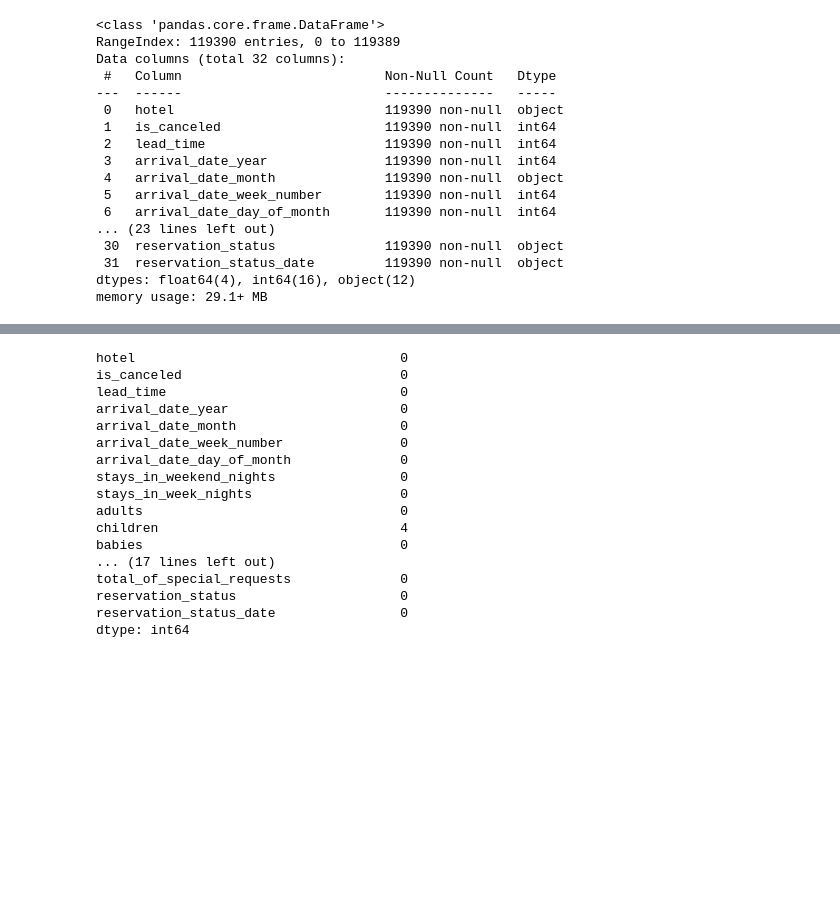
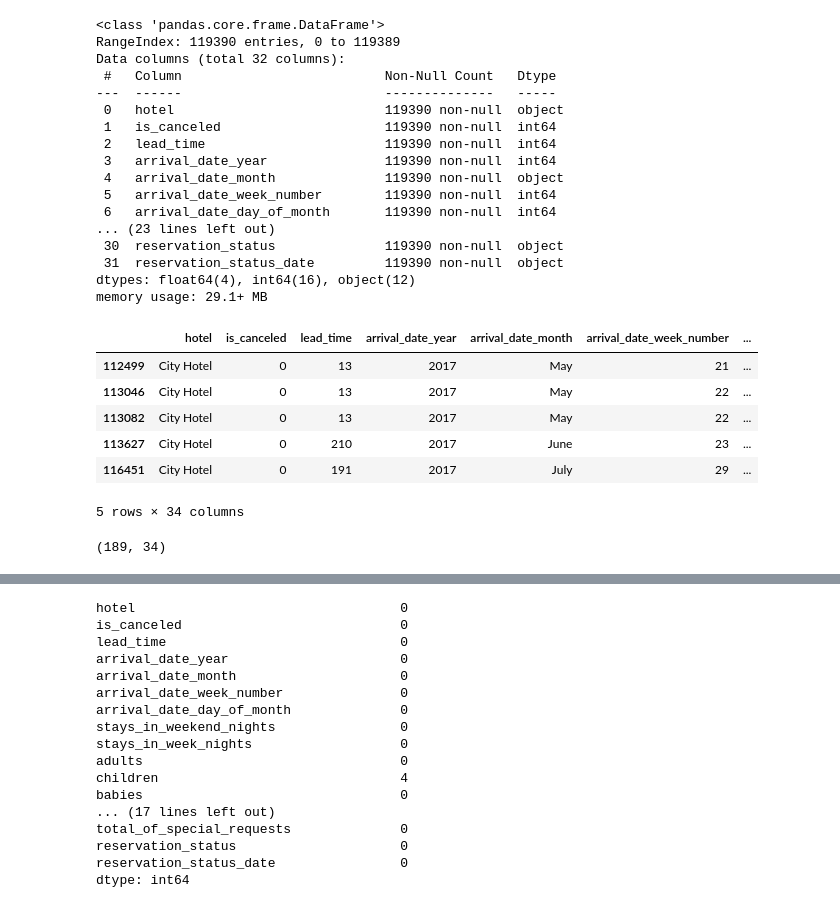
Before and after one commit to omaryassenkasseb-blip/gtc-ml-project1-hotel-bookings, a Jupyter notebook: Untitled2.ipynb, the cells around one changed output, grey strips where cells are left out. Drawn from its saved outputs; the diff is of its cells as text; code cells hidden in the pictures; blank space fills up the shorter version.

```diff
--- a/Untitled2.ipynb
+++ b/Untitled2.ipynb
@@ -63,3 +63,17 @@ Data columns (total 32 columns):
  31  reservation_status_date         119390 non-null  object
 dtypes: float64(4), int64(16), object(12)
 memory usage: 29.1+ MB
+# %%
+df.tail()
+# %% [output]
+|  | hotel | is_canceled | lead_time | arrival_date_year | arrival_date_month | arrival_date_week_number | ... |
+| 112499 | City Hotel | 0 | 13 | 2017 | May | 21 | ... |
+| 113046 | City Hotel | 0 | 13 | 2017 | May | 22 | ... |
+| 113082 | City Hotel | 0 | 13 | 2017 | May | 22 | ... |
+| 113627 | City Hotel | 0 | 210 | 2017 | June | 23 | ... |
+| 116451 | City Hotel | 0 | 191 | 2017 | July | 29 | ... |
+5 rows × 34 columns
+# %%
+print(df.shape)
+# %% [output]
+(189, 34)
```
Also changed, not shown: parts of 6 cells of this notebook.
